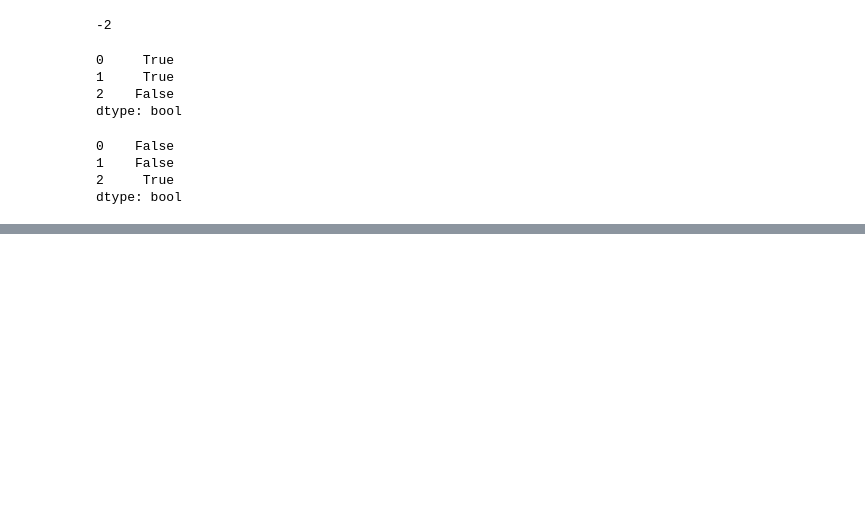
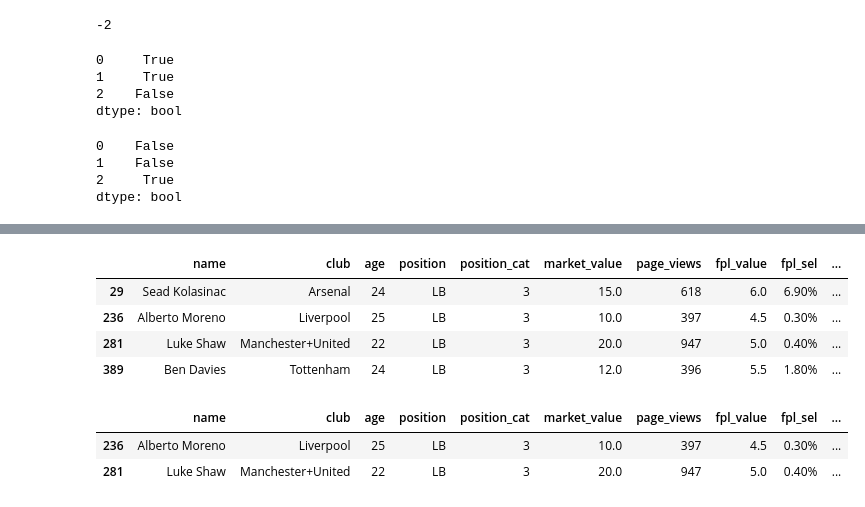
Before and after one commit to momchilantonov/ultimate_pandas_bootcamp, a Jupyter notebook: lectures/DataFrames in Depth.ipynb, the cells around one changed output, grey strips where cells are left out. Drawn from its saved outputs; the diff is of its cells as text; code cells hidden in the pictures; blank space fills up the shorter version.

```diff
--- a/lectures/DataFrames in Depth.ipynb
+++ b/lectures/DataFrames in Depth.ipynb
@@ -442,0 +504,8 @@ dtype: bool
+# %%
+players_data[(players_data.position == 'LB') & (players_data.age <= 25) & (players_data.market_value >= 10)]
+# %% [output]
+|  | name | club | age | position | position_cat | market_value | page_views | fpl_value | fpl_sel | ... |
+| 29 | Sead Kolasinac | Arsenal | 24 | LB | 3 | 15.0 | 618 | 6.0 | 6.90% | ... |
+| 236 | Alberto Moreno | Liverpool | 25 | LB | 3 | 10.0 | 397 | 4.5 | 0.30% | ... |
+| 281 | Luke Shaw | Manchester+United | 22 | LB | 3 | 20.0 | 947 | 5.0 | 0.40% | ... |
+| 389 | Ben Davies | Tottenham | 24 | LB | 3 | 12.0 | 396 | 5.5 | 1.80% | ... |
@@ -442,0 +514,11 @@ dtype: bool
+# %%
+players_data[
+    (players_data.position == 'LB') &
+    (players_data.age <= 25) &
+    (players_data.market_value >= 10) &
+    ~(players_data.club.isin(['Arsenal', 'Tottenham']))
+]
+# %% [output]
+|  | name | club | age | position | position_cat | market_value | page_views | fpl_value | fpl_sel | ... |
+| 236 | Alberto Moreno | Liverpool | 25 | LB | 3 | 10.0 | 397 | 4.5 | 0.30% | ... |
+| 281 | Luke Shaw | Manchester+United | 22 | LB | 3 | 20.0 | 947 | 5.0 | 0.40% | ... |
```
Also changed, not shown: parts of 8 cells of this notebook.
